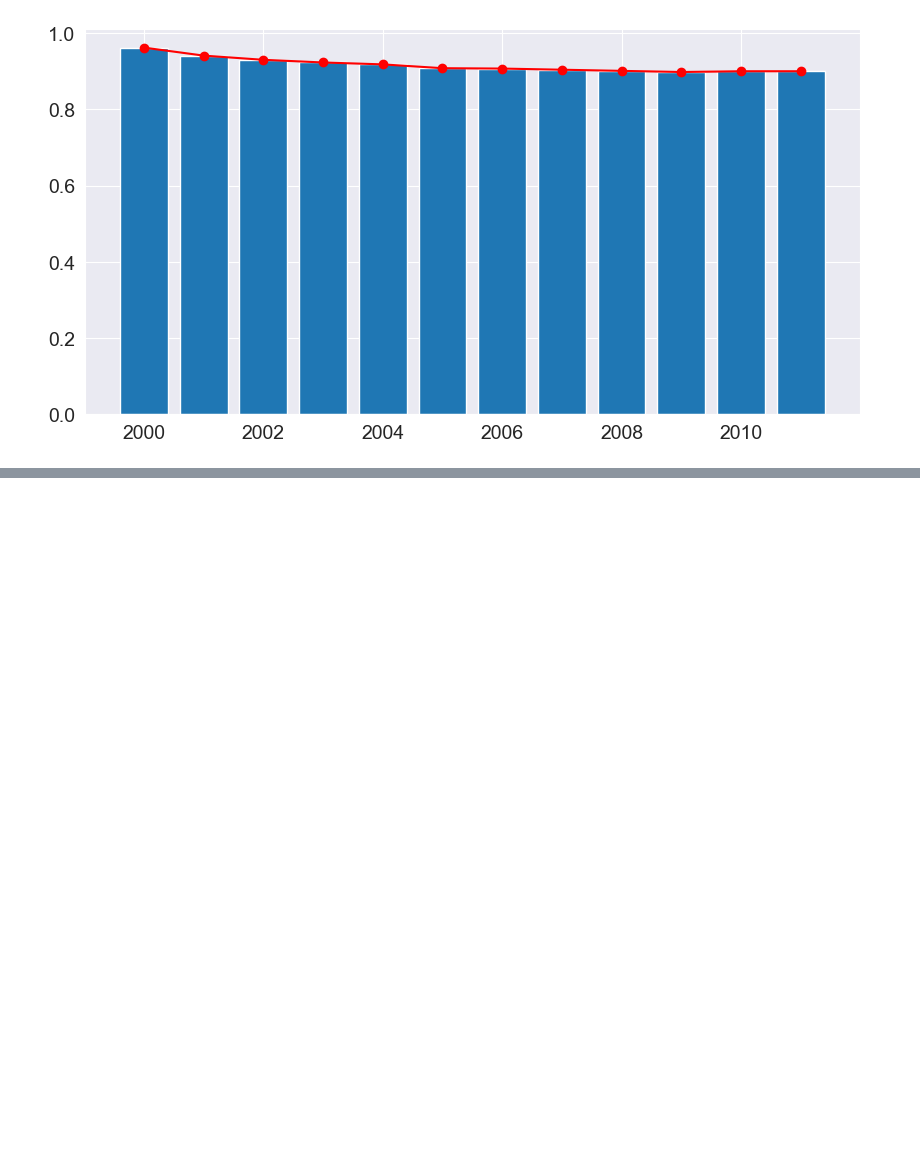
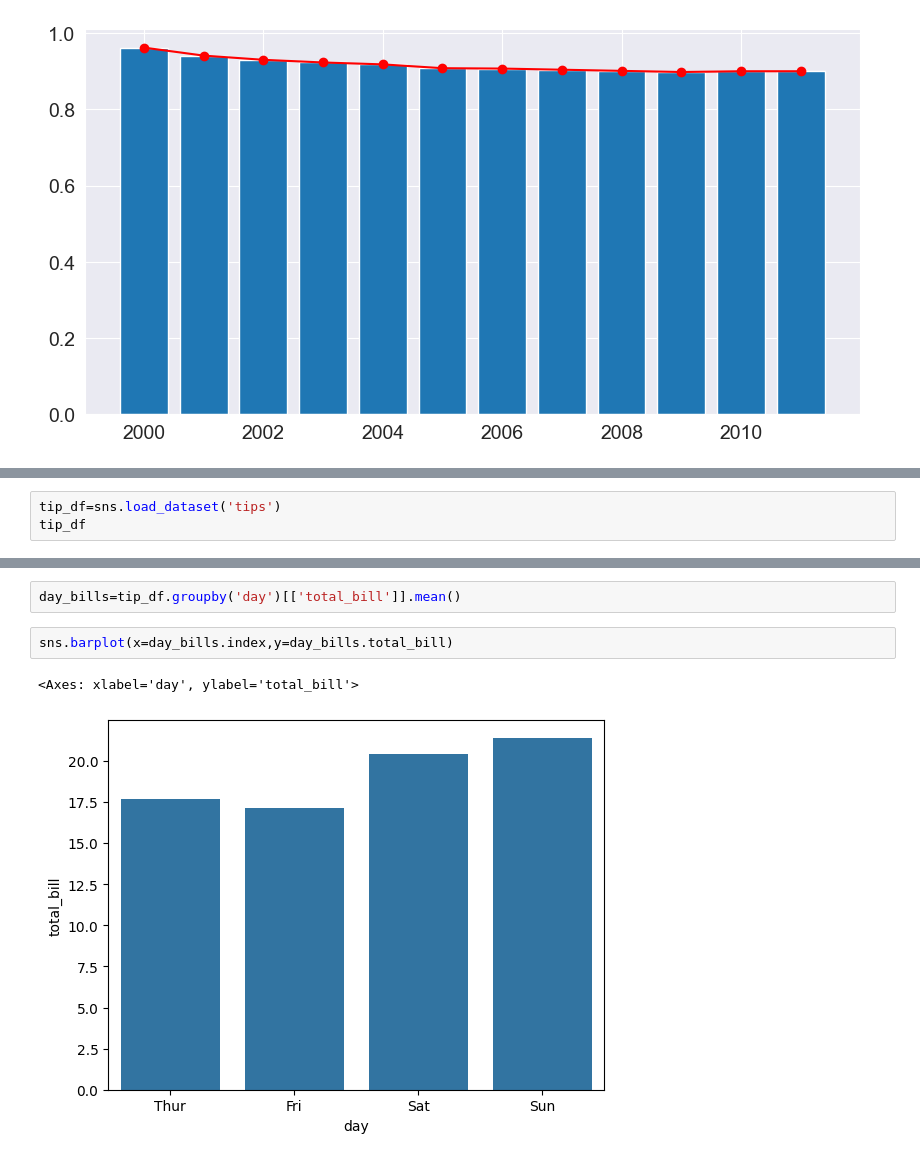
Before and after one commit to UsamaAliK/DATA-VISUALIZATION, a Jupyter notebook: Matplotlib.ipynb, the cells around one changed output, grey strips where cells are left out. Saved outputs shown, nothing was run; the diff lists cells and outputs as text; blank space fills up the shorter version.

Commit message:
praticed visualization

```diff
--- a/Matplotlib.ipynb
+++ b/Matplotlib.ipynb
@@ -516,0 +519,3 @@ plt.plot(years,oranges,'o-r')
+# %%
+tip_df=sns.load_dataset('tips')
+tip_df
@@ -516,0 +536,7 @@ plt.plot(years,oranges,'o-r')
+# %%
+day_bills=tip_df.groupby('day')[['total_bill']].mean()
+# %%
+sns.barplot(x=day_bills.index,y=day_bills.total_bill)
+# %% [output]
+<Axes: xlabel='day', ylabel='total_bill'>
+[figure, added]
```
Also changed, not shown: parts of 26 cells of this notebook, 2 other files.
